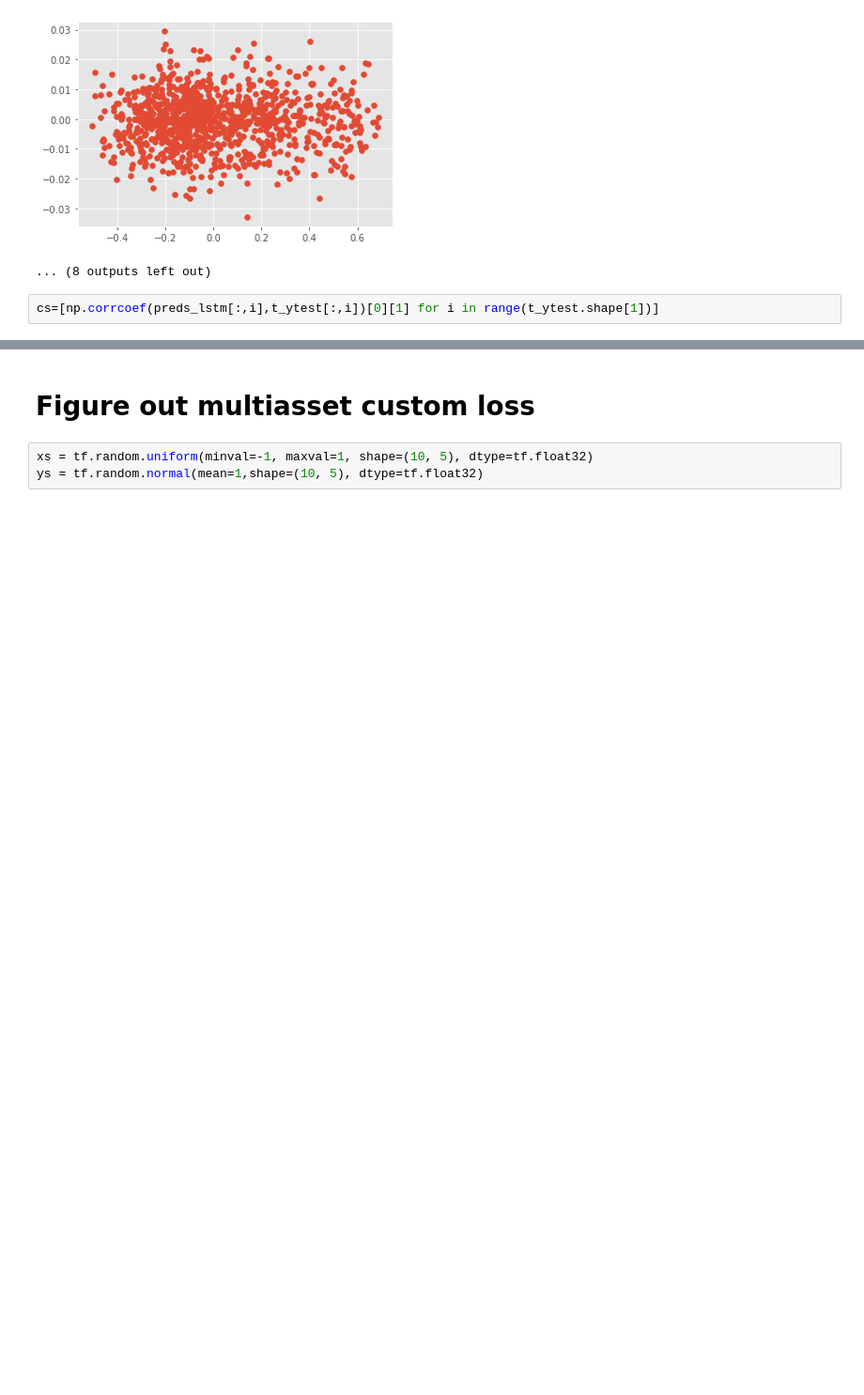
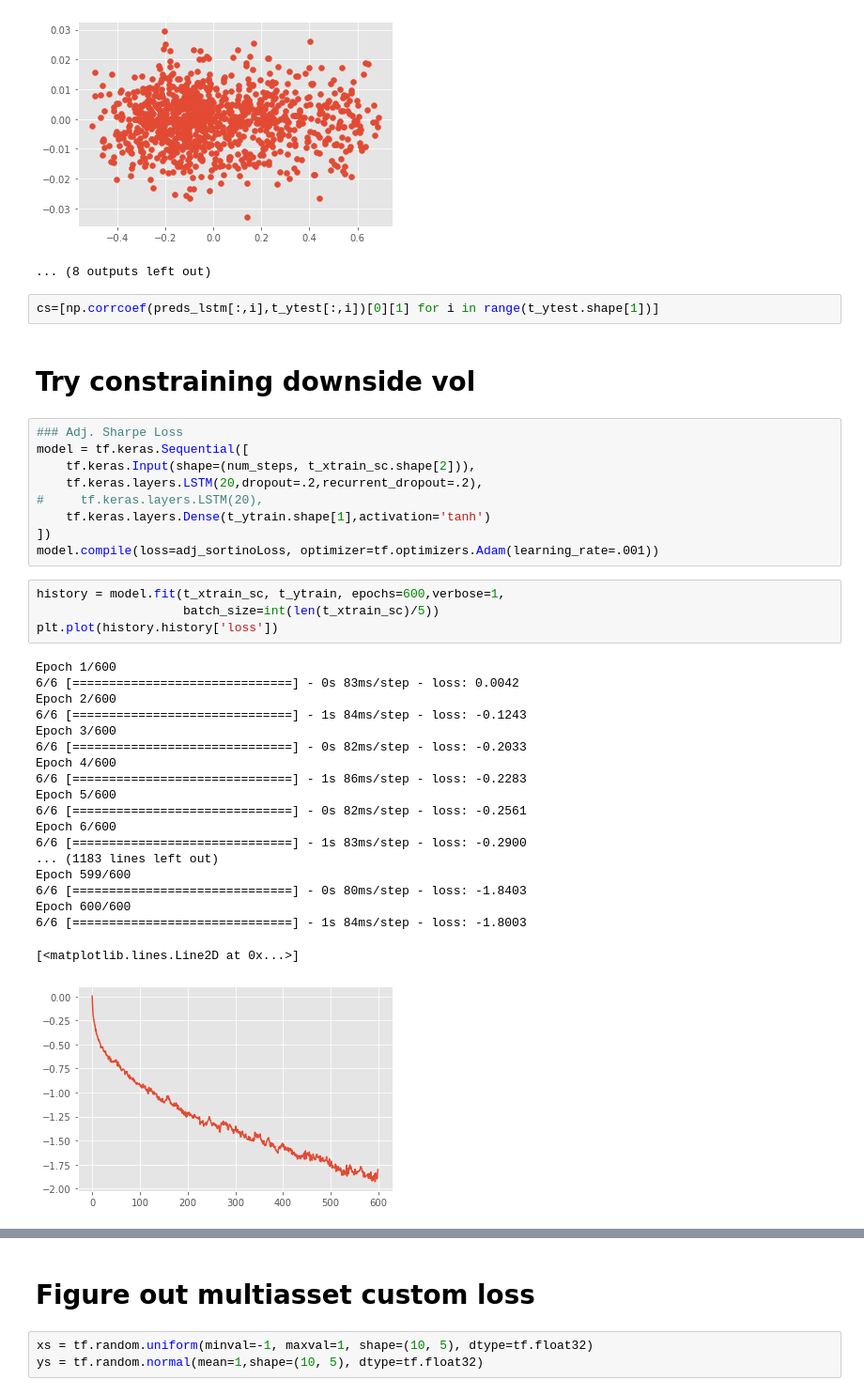
Before and after one commit to mkosik89/Springboard, a Jupyter notebook: Capstone_3/model/Deep Momentum.ipynb, the cells around one changed output, grey strips where cells are left out. Shown at 94% size. Cells and saved outputs as stored; diff of their text form; blank space fills up the shorter version.

```diff
--- a/Capstone_3/model/Deep Momentum.ipynb
+++ b/Capstone_3/model/Deep Momentum.ipynb
@@ -366,3 +366,38 @@ for i in range(10):
 ... (8 outputs left out)
 # %%
 cs=[np.corrcoef(preds_lstm[:,i],t_ytest[:,i])[0][1] for i in range(t_ytest.shape[1])]
+# %% [markdown]
+# Try constraining downside vol
+# %%
+### Adj. Sharpe Loss
+model = tf.keras.Sequential([
+    tf.keras.Input(shape=(num_steps, t_xtrain_sc.shape[2])),
+    tf.keras.layers.LSTM(20,dropout=.2,recurrent_dropout=.2),
+#     tf.keras.layers.LSTM(20),
+    tf.keras.layers.Dense(t_ytrain.shape[1],activation='tanh')
+])
+model.compile(loss=adj_sortinoLoss, optimizer=tf.optimizers.Adam(learning_rate=.001))
+# %%
+history = model.fit(t_xtrain_sc, t_ytrain, epochs=600,verbose=1,
+                    batch_size=int(len(t_xtrain_sc)/5))
+plt.plot(history.history['loss'])
+# %% [output]
+Epoch 1/600
+6/6 [==============================] - 0s 83ms/step - loss: 0.0042
+Epoch 2/600
+6/6 [==============================] - 1s 84ms/step - loss: -0.1243
+Epoch 3/600
+6/6 [==============================] - 0s 82ms/step - loss: -0.2033
+Epoch 4/600
+6/6 [==============================] - 1s 86ms/step - loss: -0.2283
+Epoch 5/600
+6/6 [==============================] - 0s 82ms/step - loss: -0.2561
+Epoch 6/600
+6/6 [==============================] - 1s 83ms/step - loss: -0.2900
+... (1183 lines left out)
+Epoch 599/600
+6/6 [==============================] - 0s 80ms/step - loss: -1.8403
+Epoch 600/600
+6/6 [==============================] - 1s 84ms/step - loss: -1.8003
+[<matplotlib.lines.Line2D at 0x...>]
+[figure, added]
```
Also changed, not shown: parts of 11 cells of this notebook, 3 other files.
